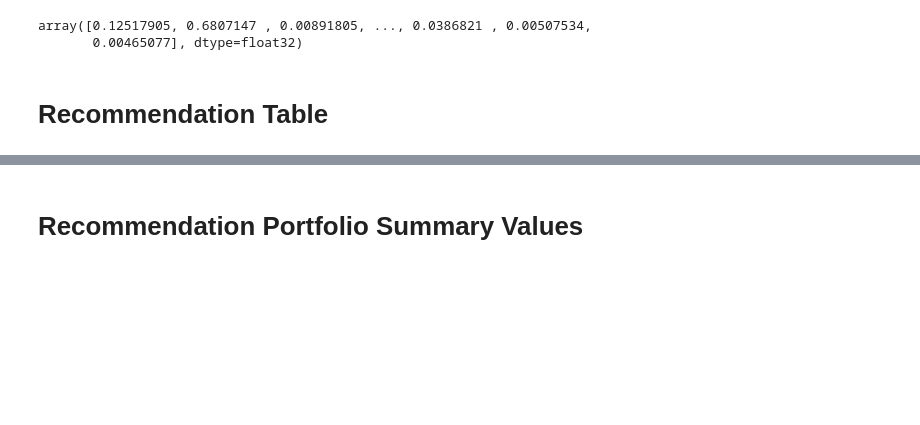
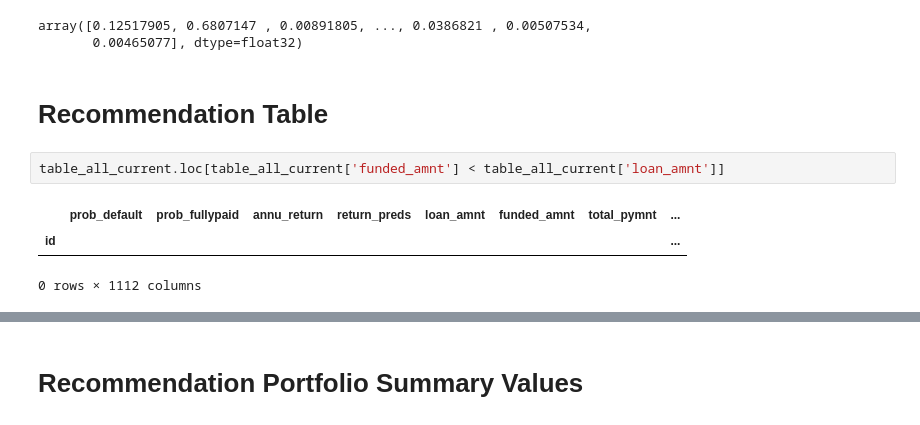
Before and after one commit to as6140/peervest, a Jupyter notebook: test_pipeline_on_current_data.ipynb, the cells around one changed output, grey strips where cells are left out. Cells and saved outputs as stored; diff of their text form; blank space fills up the shorter version.

Commit message:
initial testing of recommendation table based on user input

```diff
--- a/test_pipeline_on_current_data.ipynb
+++ b/test_pipeline_on_current_data.ipynb
@@ -205,3 +212,9 @@ array([0.12517905, 0.6807147 , 0.00891805, ..., 0.0386821 , 0.00507534,
        0.00465077], dtype=float32)
 # %% [markdown]
 # Recommendation Table
+# %%
+table_all_current.loc[table_all_current['funded_amnt'] < table_all_current['loan_amnt']]
+# %% [output]
+|  | prob_default | prob_fullypaid | annu_return | return_preds | loan_amnt | funded_amnt | total_pymnt | ... |
+| id |  |  |  |  |  |  |  | ... |
+0 rows × 1112 columns
```
Also changed, not shown: parts of 8 cells of this notebook, 1 other file.
